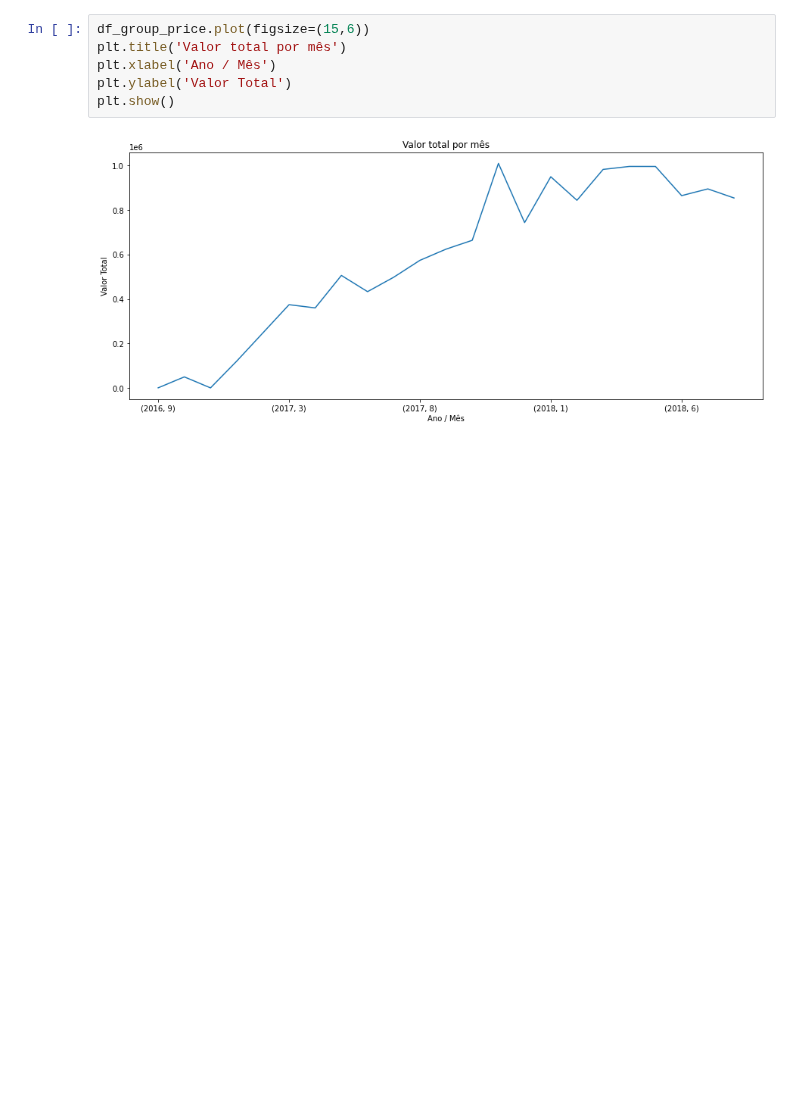
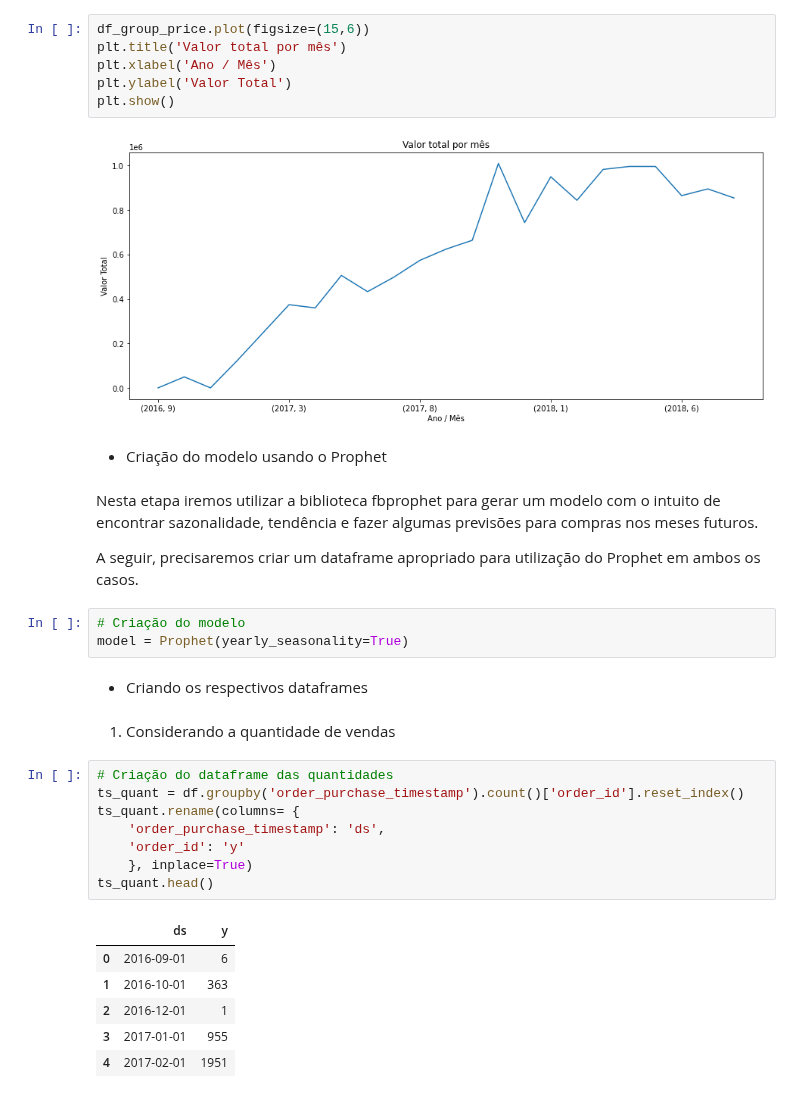
Before and after one commit to smalvar/olist-e-commerce, a Jupyter notebook: time_series_analysis.ipynb, the cells around one changed output. Drawn from its saved outputs; the diff is of its cells as text; blank space fills up the shorter version.

Commit message:
Create model using Prophet and create proper dataframes

```diff
--- a/time_series_analysis.ipynb
+++ b/time_series_analysis.ipynb
@@ -179,3 +179,31 @@ plt.ylabel('Valor Total')
 plt.show()
 # %% [output]
 [figure]
+# %% [markdown]
+- Criação do modelo usando o Prophet
+# %% [markdown]
+Nesta etapa iremos utilizar a biblioteca fbprophet para gerar um modelo com o intuito de encontrar sazonalidade, tendência e fazer algumas previsões para compras nos meses futuros.
+
+A seguir, precisaremos criar um dataframe apropriado para utilização do Prophet em ambos os casos.
+# %%
+# Criação do modelo
+model = Prophet(yearly_seasonality=True)
+# %% [markdown]
+- Criando os respectivos dataframes
+# %% [markdown]
+1) Considerando a quantidade de vendas
+# %%
+# Criação do dataframe das quantidades
+ts_quant = df.groupby('order_purchase_timestamp').count()['order_id'].reset_index()
+ts_quant.rename(columns= {
+    'order_purchase_timestamp': 'ds',
+    'order_id': 'y'
+    }, inplace=True)
+ts_quant.head()
+# %% [output]
+|  | ds | y |
+| 0 | 2016-09-01 | 6 |
+| 1 | 2016-10-01 | 363 |
+| 2 | 2016-12-01 | 1 |
+| 3 | 2017-01-01 | 955 |
+| 4 | 2017-02-01 | 1951 |
```
Also changed, not shown: parts of 2 cells of this notebook.
